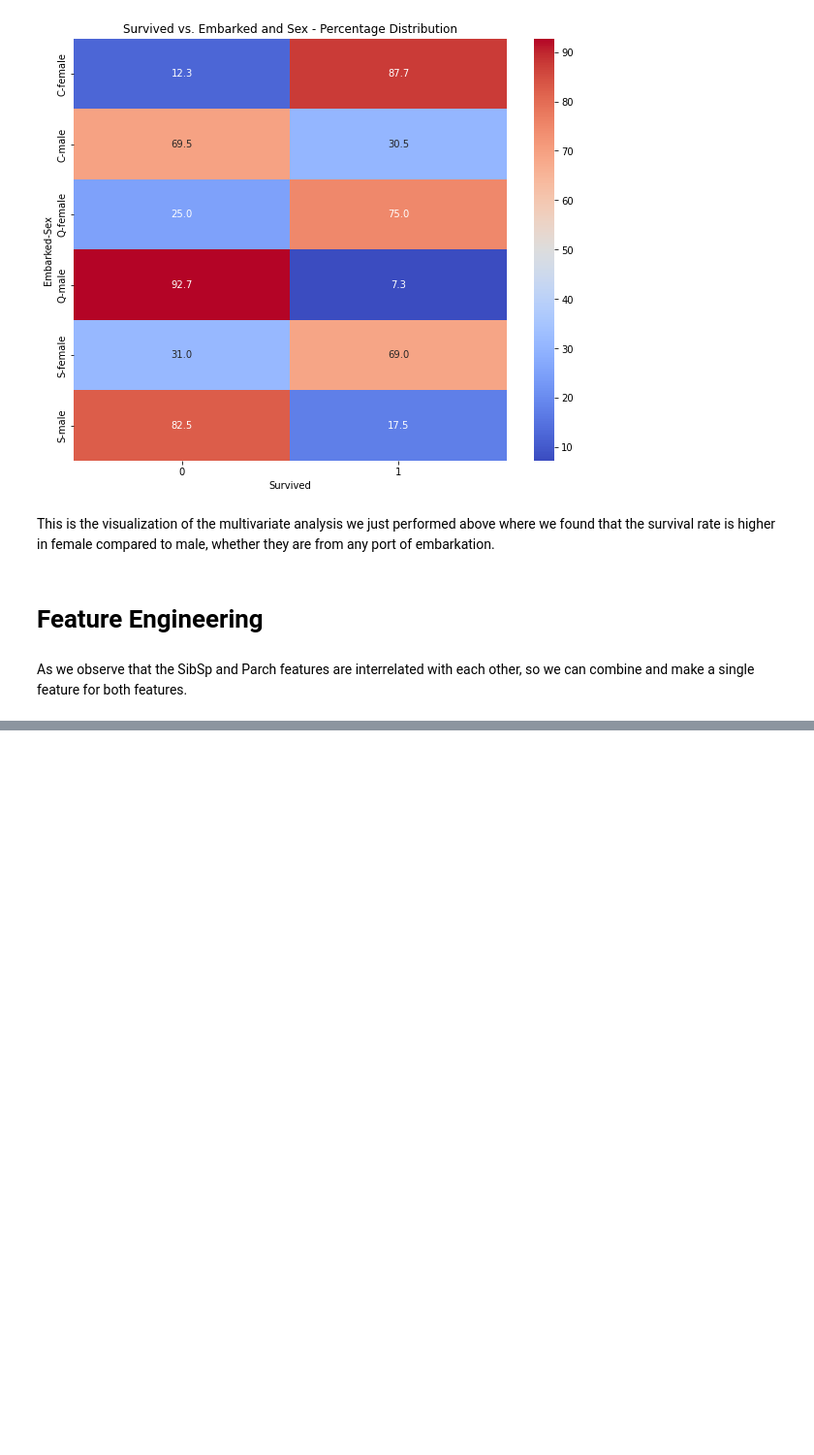
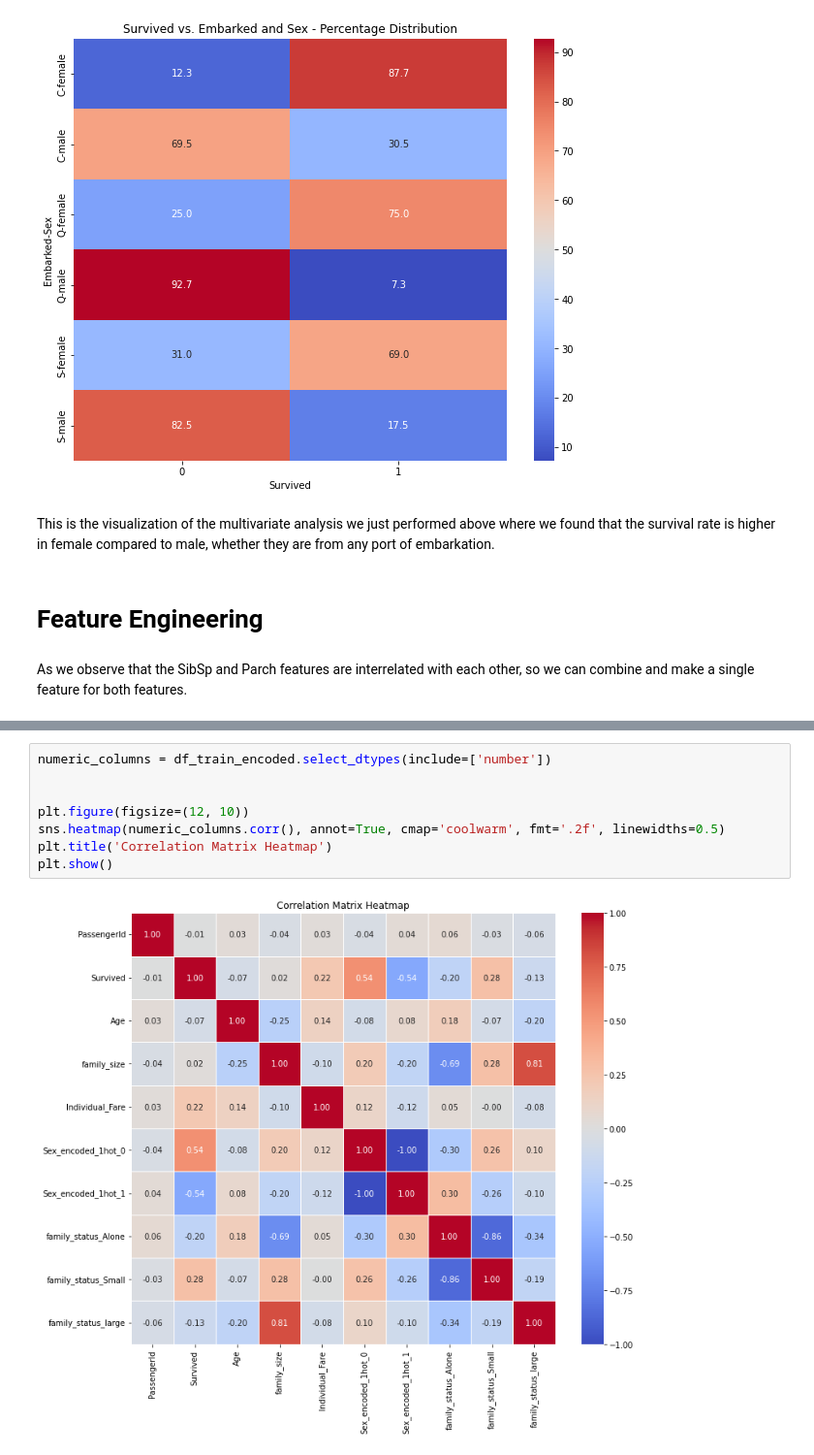
Before and after one commit to niteshpantha/titanic_data, a Jupyter notebook: titanic_analysis.ipynb, the cells around one changed output, grey strips where cells are left out. Shown: that part at 97% size. Saved outputs shown, nothing was run; the diff lists cells and outputs as text; blank space fills up the shorter version.

```diff
--- a/titanic_analysis.ipynb
+++ b/titanic_analysis.ipynb
@@ -906,0 +938,10 @@ df_train_encoded[:10]
+# %%
+numeric_columns = df_train_encoded.select_dtypes(include=['number'])
+
+
+plt.figure(figsize=(12, 10))
+sns.heatmap(numeric_columns.corr(), annot=True, cmap='coolwarm', fmt='.2f', linewidths=0.5)
+plt.title('Correlation Matrix Heatmap')
+plt.show()
+# %% [output]
+[figure, added]
```
Also changed, not shown: parts of 85 cells of this notebook.
